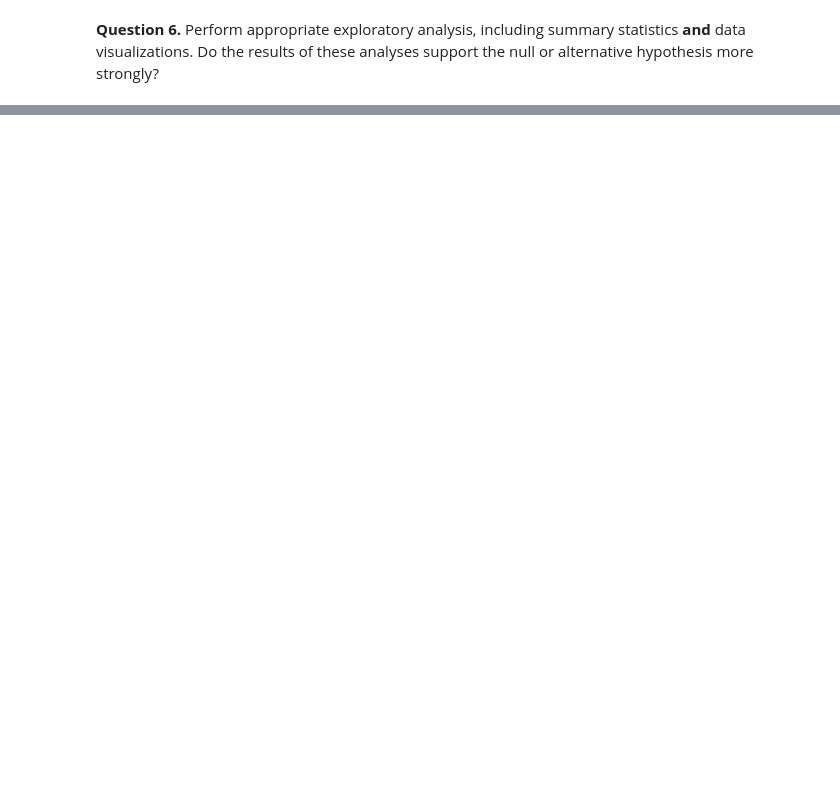
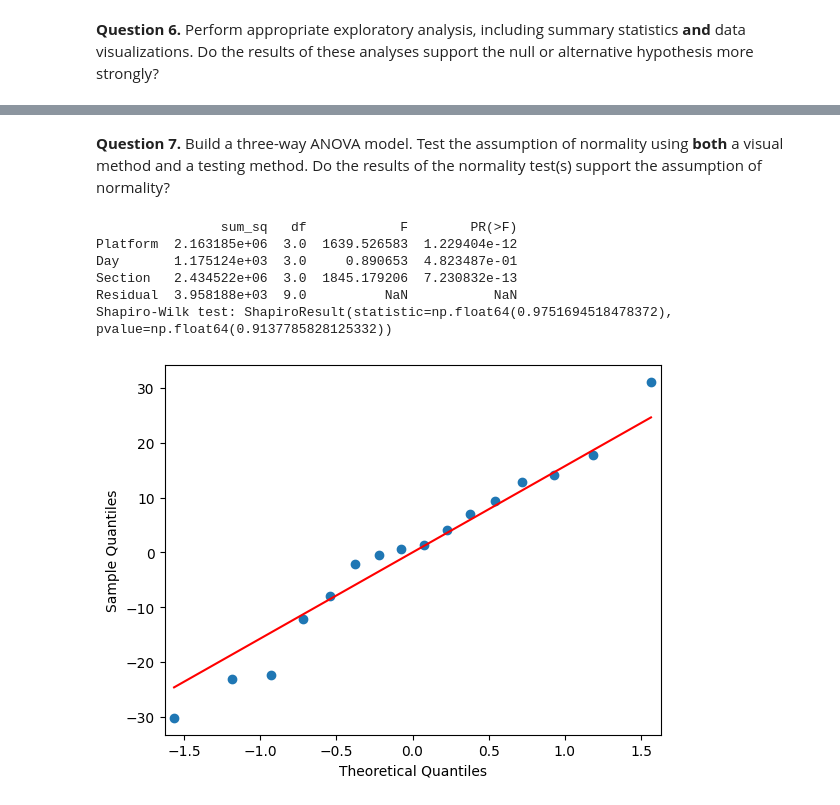
Before and after one commit to LalithAditya0802/STAT-7220-Applied-Experimental-Design, a Jupyter notebook: Assignments/HW2/HW-2.ipynb, the cells around one changed output, grey strips where cells are left out. Cells and saved outputs as stored; diff of their text form; code cells hidden in the pictures; blank space fills up the shorter version.

```diff
--- a/Assignments/HW2/HW-2.ipynb
+++ b/Assignments/HW2/HW-2.ipynb
@@ -99,0 +225,23 @@ ValueError: Excel file format cannot be determined, you must specify an engine m
+# %% [markdown]
+**Question 7.** Build a three-way ANOVA model. Test the assumption of normality using **both** a visual method and a testing method. Do the results of the normality test(s) support the assumption of normality?
+# %%
+import statsmodels.api as sm
+from statsmodels.formula.api import ols
+from scipy.stats import shapiro
+
+model2 = ols('Engagement ~ Platform + Day + Section', data=df2).fit()
+anova_table2 = sm.stats.anova_lm(model2, typ=2)
+print(anova_table2)
+
+residuals2 = model2.resid
+print("Shapiro-Wilk test:", shapiro(residuals2))
+sm.qqplot(residuals2, line='s')
+plt.show()
+# %% [output]
+                sum_sq   df            F        PR(>F)
+Platform  2.163185e+06  3.0  1639.526583  1.229404e-12
+Day       1.175124e+03  3.0     0.890653  4.823487e-01
+Section   2.434522e+06  3.0  1845.179206  7.230832e-13
+Residual  3.958188e+03  9.0          NaN           NaN
+Shapiro-Wilk test: ShapiroResult(statistic=np.float64(0.9751694518478372), pvalue=np.float64(0.9137785828125332))
+[figure, added]
```
Also changed, not shown: parts of 19 cells of this notebook.
